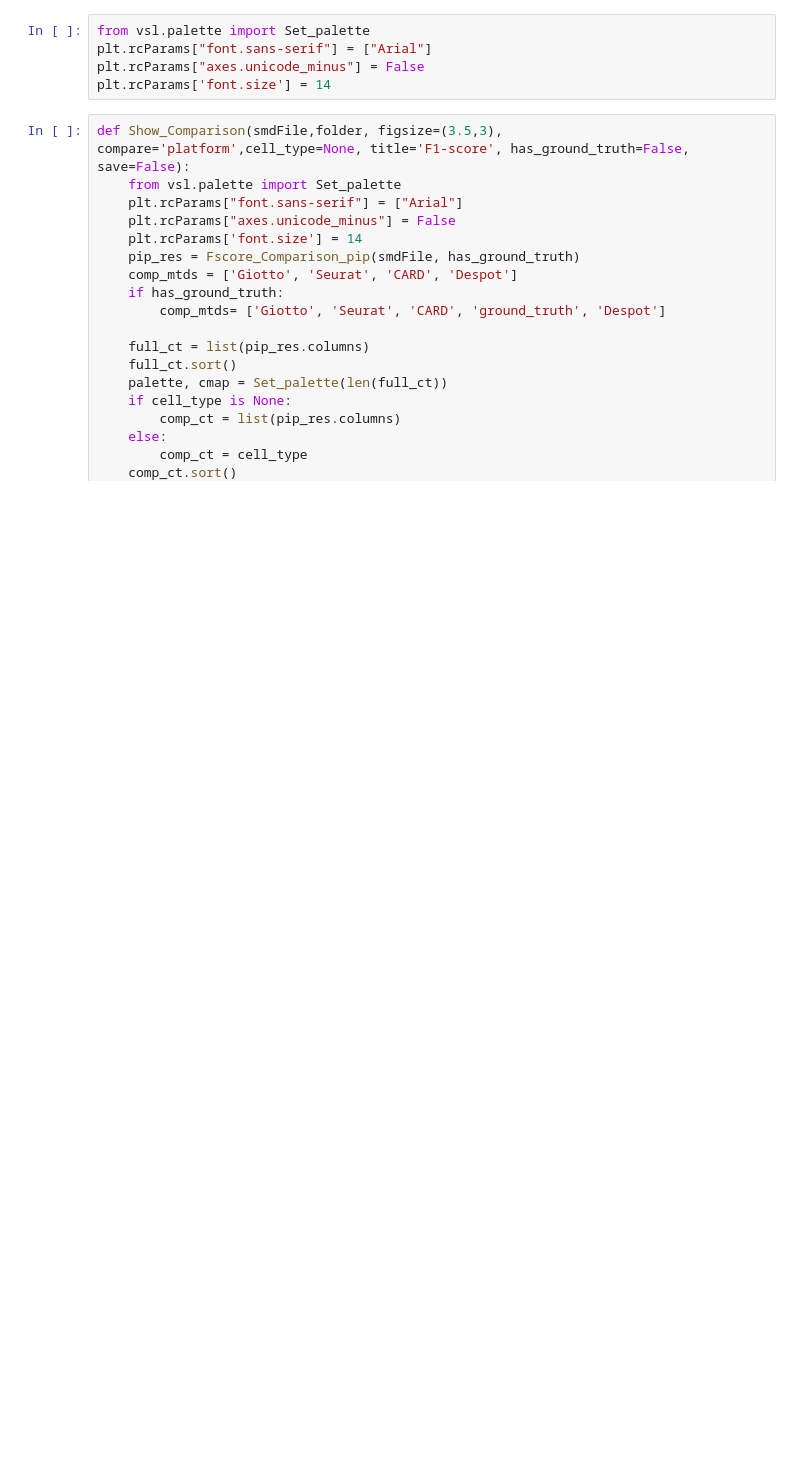
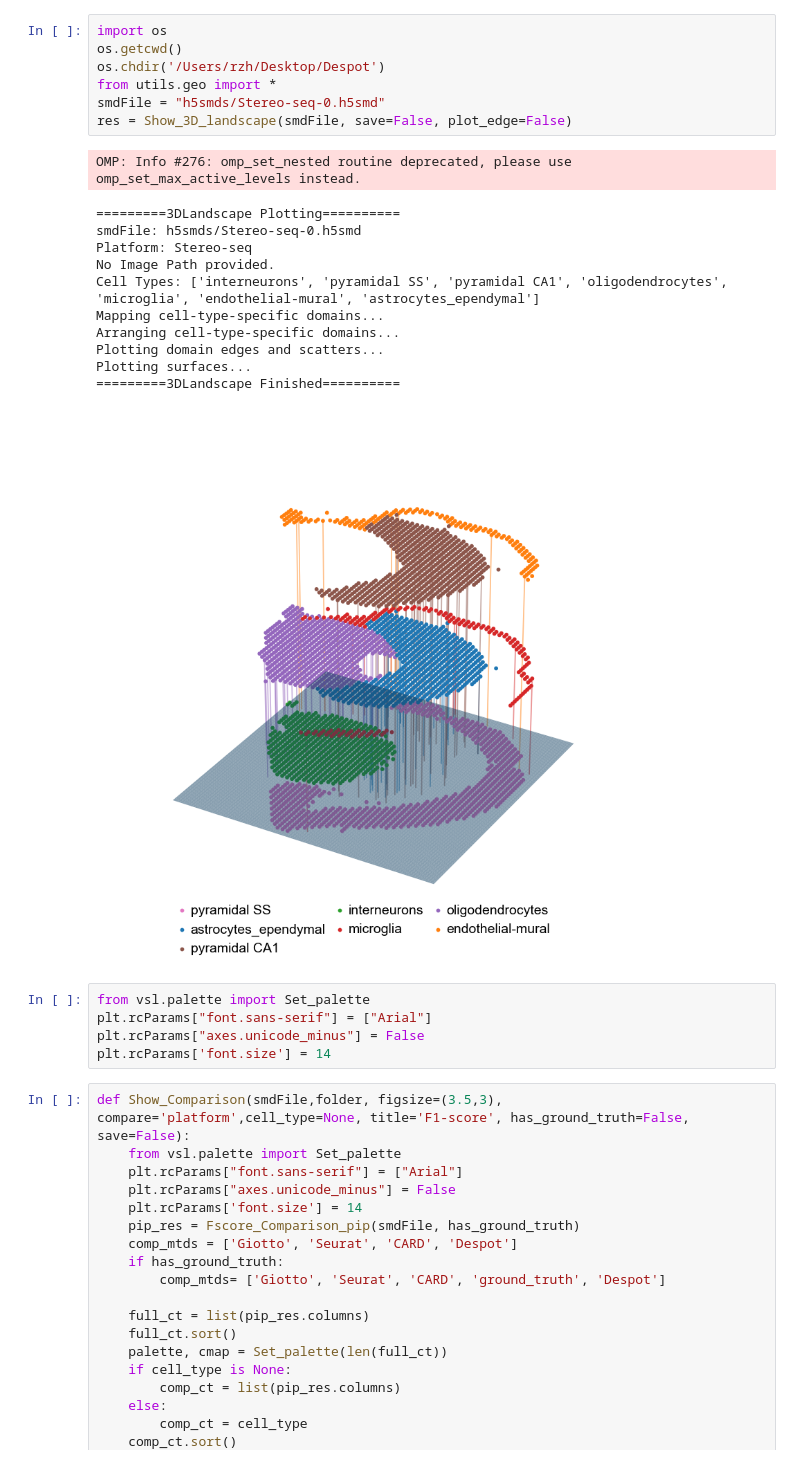
Before and after one commit to newmana/Despot, a Jupyter notebook: docs/3DLandscape.ipynb, the cells around one changed output. Saved outputs shown, nothing was run; the diff lists cells and outputs as text; blank space fills up the shorter version.

```diff
--- a/docs/3DLandscape.ipynb
+++ b/docs/3DLandscape.ipynb
@@ -44,3 +55,23 @@ Plotting surfaces...
+# %%
+import os
+os.getcwd()
+os.chdir('/Users/rzh/Desktop/Despot')
+from utils.geo import *
+smdFile = "h5smds/Stereo-seq-0.h5smd"
+res = Show_3D_landscape(smdFile, save=False, plot_edge=False)
+# %% [output]
+OMP: Info #276: omp_set_nested routine deprecated, please use omp_set_max_active_levels instead.
+=========3DLandscape Plotting==========
+smdFile: h5smds/Stereo-seq-0.h5smd
+Platform: Stereo-seq
+No Image Path provided.
+Cell Types: ['interneurons', 'pyramidal SS', 'pyramidal CA1', 'oligodendrocytes', 'microglia', 'endothelial-mural', 'astrocytes_ependymal']
+Mapping cell-type-specific domains...
+Arranging cell-type-specific domains...
+Plotting domain edges and scatters...
+Plotting surfaces...
+=========3DLandscape Finished==========
+[figure, added]
 # %%
 from vsl.palette import Set_palette
 plt.rcParams["font.sans-serif"] = ["Arial"]
```
Also changed, not shown: parts of 19 cells of this notebook, 4 other files.
